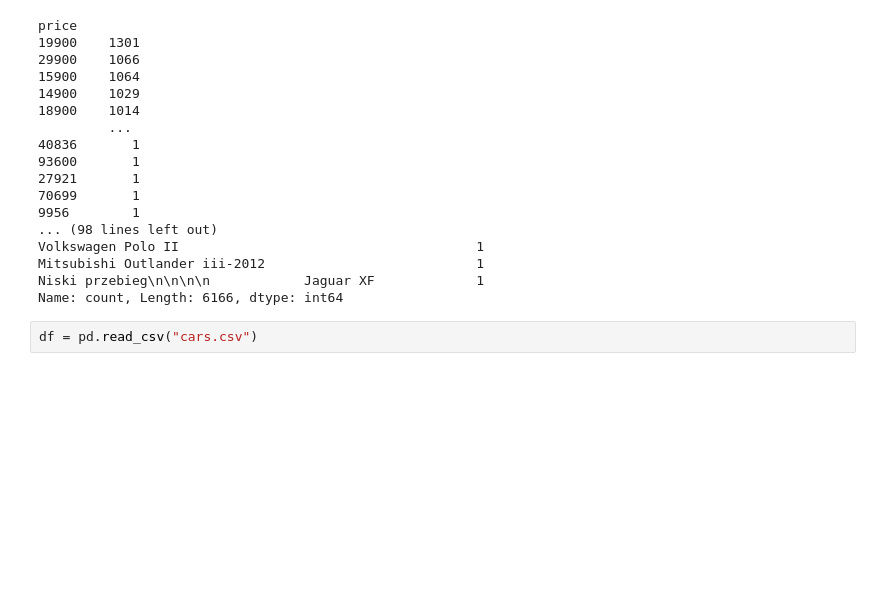
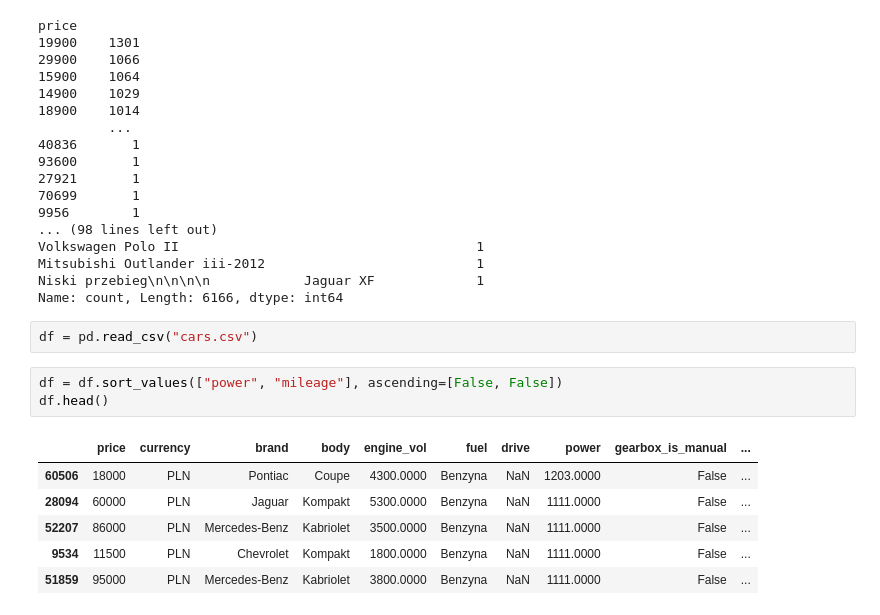
Before and after one commit to RastaAmanek/github, a Jupyter notebook: Pandas_csv.ipynb, the cells around one changed output. Saved outputs shown, nothing was run; the diff lists cells and outputs as text; blank space fills up the shorter version.

```diff
--- a/Pandas_csv.ipynb
+++ b/Pandas_csv.ipynb
@@ -483,3 +483,13 @@ Niski przebieg\n\n\n\n            Jaguar XF             1
 Name: count, Length: 6166, dtype: int64
 # %%
 df = pd.read_csv("cars.csv")
+# %%
+df = df.sort_values(["power", "mileage"], ascending=[False, False])
+df.head()
+# %% [output]
+|  | price | currency | brand | body | engine_vol | fuel | drive | power | gearbox_is_manual | ... |
+| 60506 | 18000 | PLN | Pontiac | Coupe | 4300.0000 | Benzyna | NaN | 1203.0000 | False | ... |
+| 28094 | 60000 | PLN | Jaguar | Kompakt | 5300.0000 | Benzyna | NaN | 1111.0000 | False | ... |
+| 52207 | 86000 | PLN | Mercedes-Benz | Kabriolet | 3500.0000 | Benzyna | NaN | 1111.0000 | False | ... |
+| 9534 | 11500 | PLN | Chevrolet | Kompakt | 1800.0000 | Benzyna | NaN | 1111.0000 | False | ... |
+| 51859 | 95000 | PLN | Mercedes-Benz | Kabriolet | 3800.0000 | Benzyna | NaN | 1111.0000 | False | ... |
```
Also changed, not shown: parts of 2 cells of this notebook.
